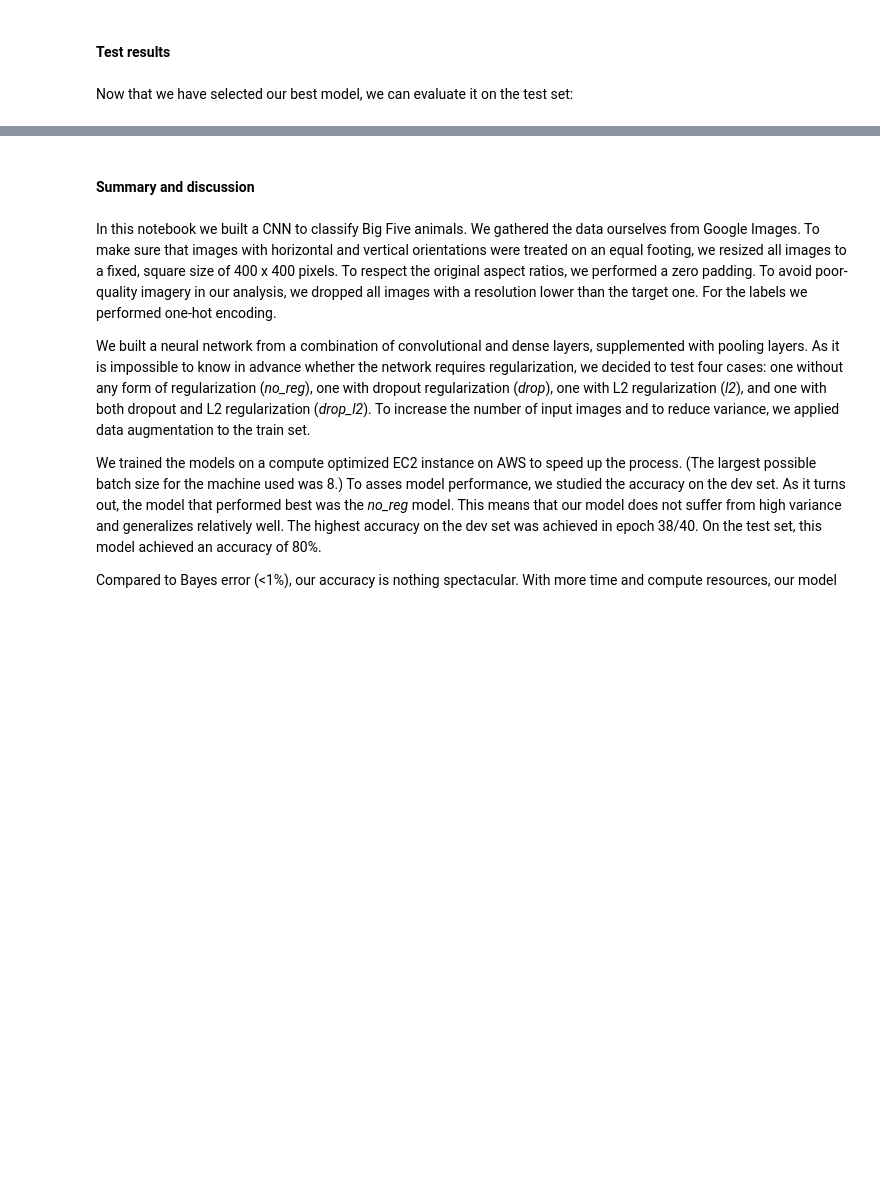
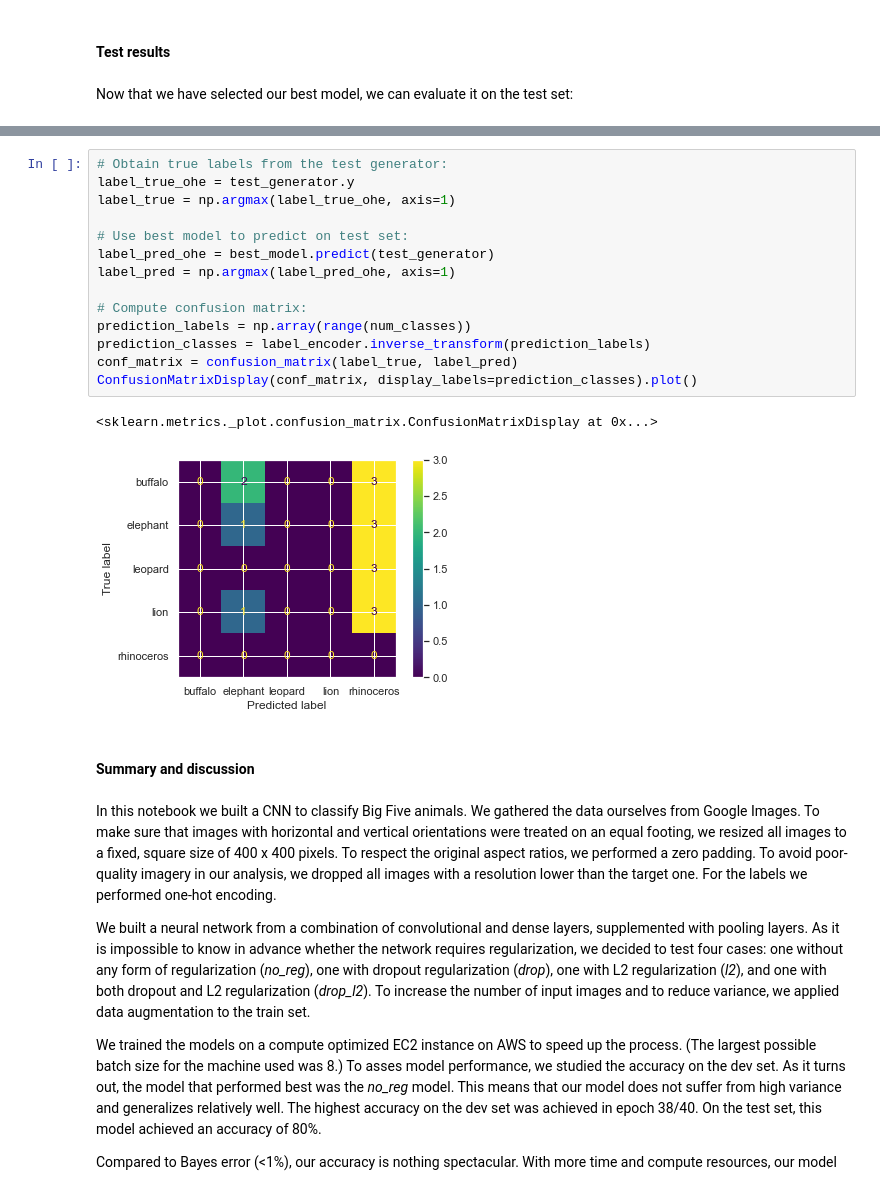
Before and after one commit to tvdaal/animal-classification, a Jupyter notebook: animal_classification.ipynb, the cells around one changed output, grey strips where cells are left out. Drawn from its saved outputs; the diff is of its cells as text; blank space fills up the shorter version.

```diff
--- a/animal_classification.ipynb
+++ b/animal_classification.ipynb
@@ -582,3 +617,20 @@ In this example, 5 out of 6 predictions are correct (the last image represents a
+# %%
+# Obtain true labels from the test generator:
+label_true_ohe = test_generator.y
+label_true = np.argmax(label_true_ohe, axis=1)
+
+# Use best model to predict on test set:
+label_pred_ohe = best_model.predict(test_generator)
+label_pred = np.argmax(label_pred_ohe, axis=1)
+
+# Compute confusion matrix:
+prediction_labels = np.array(range(num_classes))
+prediction_classes = label_encoder.inverse_transform(prediction_labels)
+conf_matrix = confusion_matrix(label_true, label_pred)
+ConfusionMatrixDisplay(conf_matrix, display_labels=prediction_classes).plot()
+# %% [output]
+<sklearn.metrics._plot.confusion_matrix.ConfusionMatrixDisplay at 0x...>
+[figure, added]
 # %% [markdown]
 #### Summary and discussion
 # %% [markdown]
```
Also changed, not shown: parts of 22 cells of this notebook, 1 other file.
